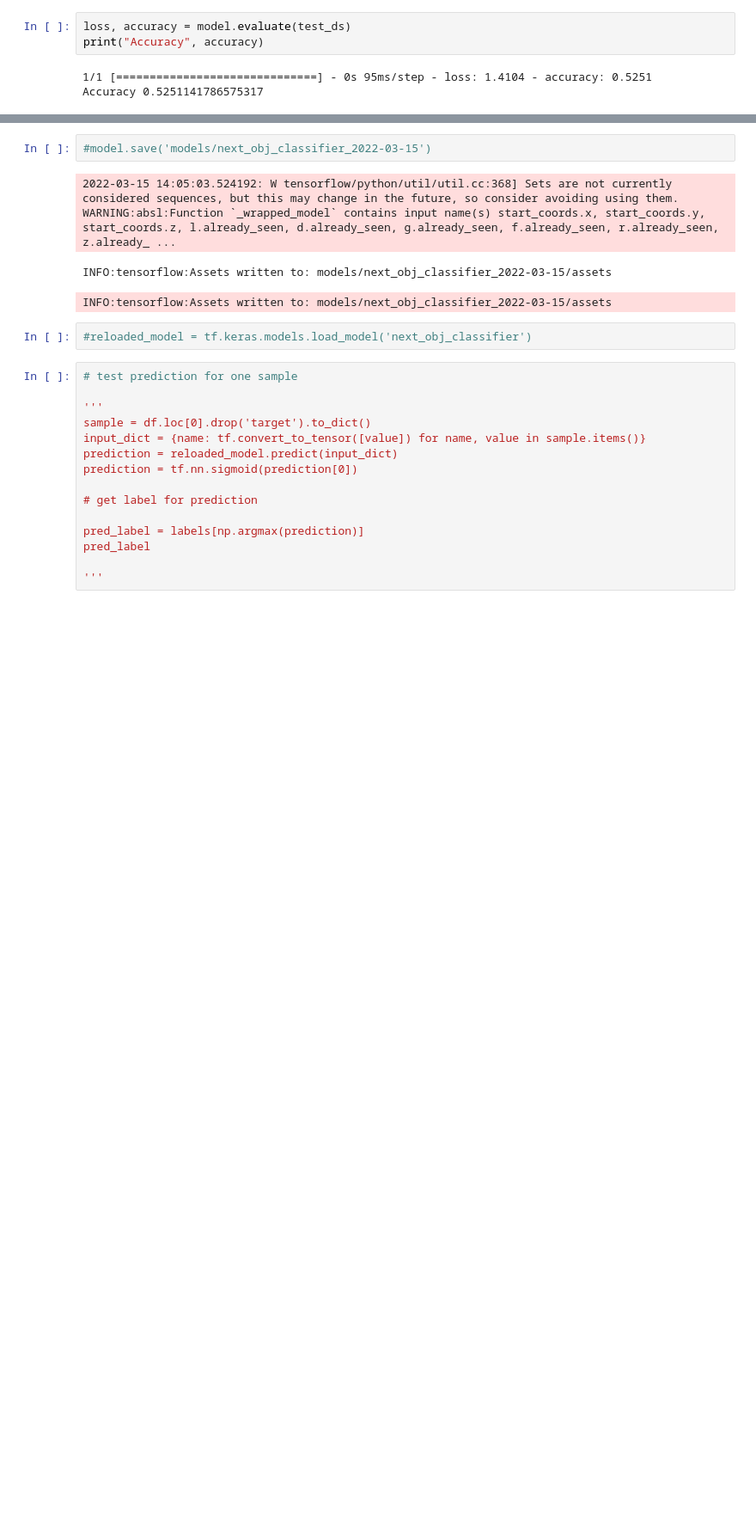
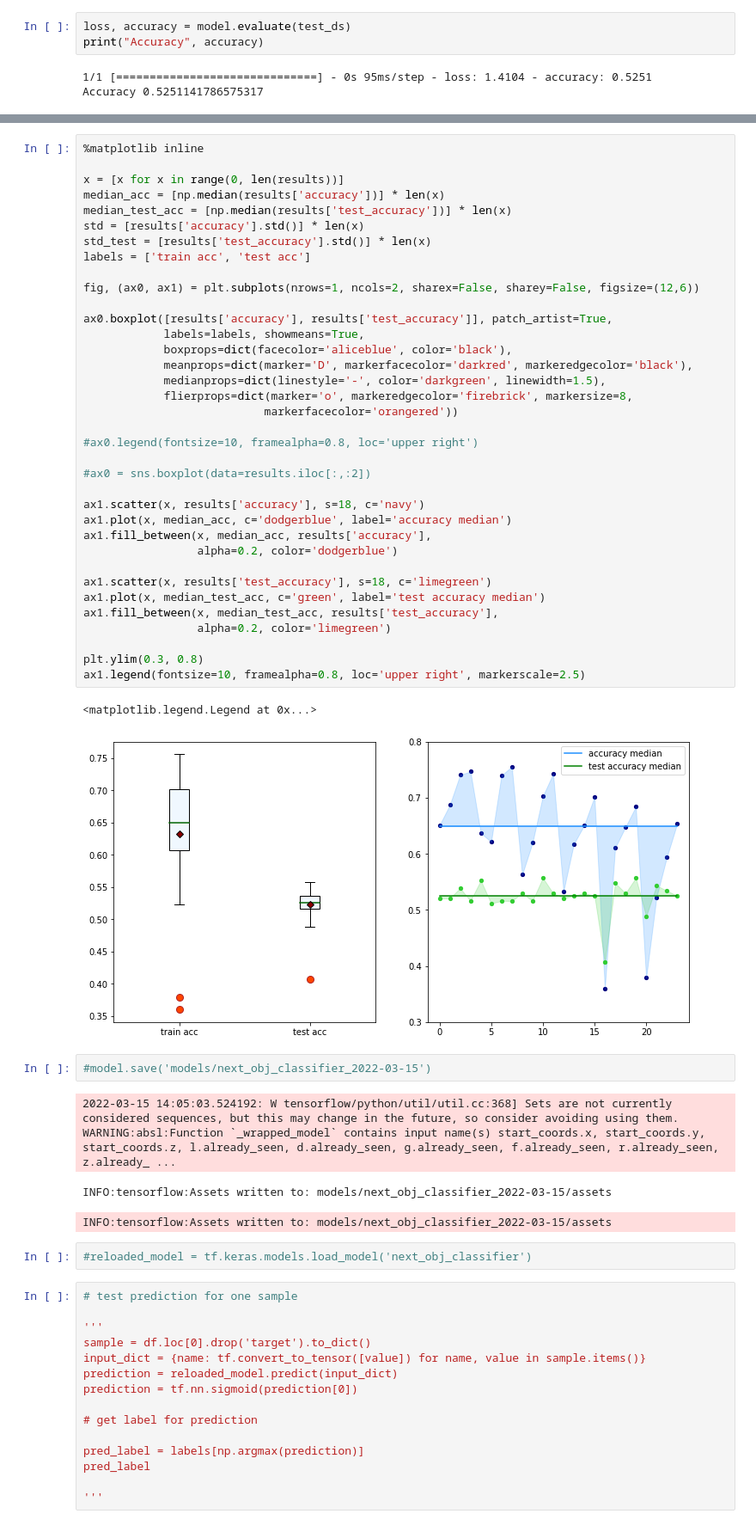
Before and after one commit to zauri/action_selection, a Jupyter notebook: cognitive model/model_evaluation/rnn/nn_with_spatial_info_tf2_7_2022-03-16.ipynb, the cells around one changed output, grey strips where cells are left out. Shown at 86% size. Cells and saved outputs as stored; diff of their text form; blank space fills up the shorter version.

Commit message:
add boxplots

```diff
--- a/cognitive model/model_evaluation/rnn/nn_with_spatial_info_tf2_7_2022-03-16.ipynb
+++ b/cognitive model/model_evaluation/rnn/nn_with_spatial_info_tf2_7_2022-03-16.ipynb
@@ -332,3 +307,42 @@ plt.legend(fontsize=12, framealpha=0.8, loc='upper right', markerscale=2.5)
+# %%
+%matplotlib inline
+
+x = [x for x in range(0, len(results))]
+median_acc = [np.median(results['accuracy'])] * len(x)
+median_test_acc = [np.median(results['test_accuracy'])] * len(x)
+std = [results['accuracy'].std()] * len(x)
+std_test = [results['test_accuracy'].std()] * len(x)
+labels = ['train acc', 'test acc']
+
+fig, (ax0, ax1) = plt.subplots(nrows=1, ncols=2, sharex=False, sharey=False, figsize=(12,6))
+
+ax0.boxplot([results['accuracy'], results['test_accuracy']], patch_artist=True,
+            labels=labels, showmeans=True,
+            boxprops=dict(facecolor='aliceblue', color='black'),
+            meanprops=dict(marker='D', markerfacecolor='darkred', markeredgecolor='black'),
+            medianprops=dict(linestyle='-', color='darkgreen', linewidth=1.5),
+            flierprops=dict(marker='o', markeredgecolor='firebrick', markersize=8,
+                           markerfacecolor='orangered'))
+
+#ax0.legend(fontsize=10, framealpha=0.8, loc='upper right')
+
+#ax0 = sns.boxplot(data=results.iloc[:,:2])
+
+ax1.scatter(x, results['accuracy'], s=18, c='navy')
+ax1.plot(x, median_acc, c='dodgerblue', label='accuracy median')
+ax1.fill_between(x, median_acc, results['accuracy'],
+                 alpha=0.2, color='dodgerblue')
+
+ax1.scatter(x, results['test_accuracy'], s=18, c='limegreen')
+ax1.plot(x, median_test_acc, c='green', label='test accuracy median')
+ax1.fill_between(x, median_test_acc, results['test_accuracy'],
+                 alpha=0.2, color='limegreen')
+
+plt.ylim(0.3, 0.8)
+ax1.legend(fontsize=10, framealpha=0.8, loc='upper right', markerscale=2.5)
+# %% [output]
+<matplotlib.legend.Legend at 0x...>
+[figure, added]
 # %%
 #model.save('models/next_obj_classifier_2022-03-15')
 # %% [output]
```
Also changed, not shown: parts of 18 cells of this notebook.
